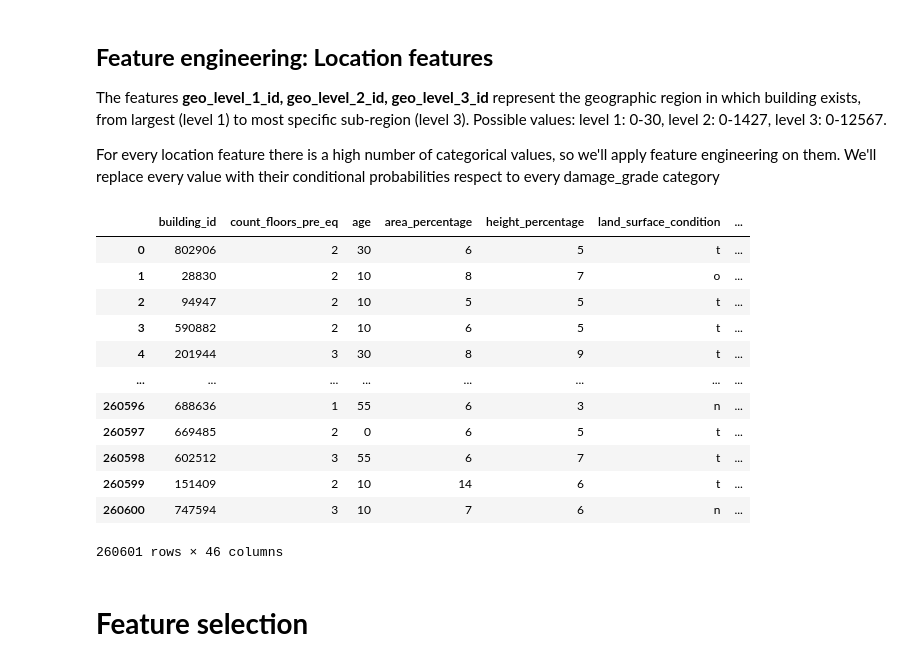
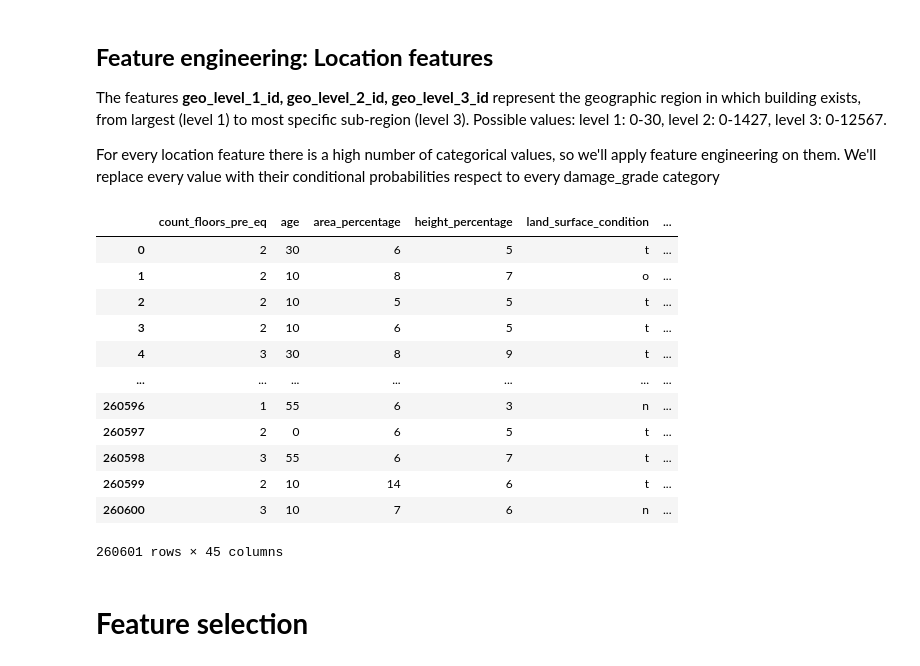
Before and after one commit to Nell87/drivendata_richter, a Jupyter notebook: script/02_feature_selection_and_feature_engineering.ipynb, the cells around one changed output. Saved outputs shown, nothing was run; the diff lists cells and outputs as text; code cells hidden in the pictures.

```diff
--- a/script/02_feature_selection_and_feature_engineering.ipynb
+++ b/script/02_feature_selection_and_feature_engineering.ipynb
@@ -8,16 +8,19 @@
 import pandas as pd
 import os
 import numpy as np
+import time   #  provides many ways of representing time in code
+
 import seaborn as sns
 import matplotlib.pyplot as plt
 
 from sklearn.model_selection import train_test_split
 from sklearn.ensemble import RandomForestClassifier
+from imblearn.over_sampling import SMOTE
 
 ####    READING TRAIN AND TEST DATA _______________________________________ ####
-train_values = data = pd.read_csv("https://raw.githubusercontent.com/Nell87/drivendata_richter/main/data/train_values.csv")
-train_labels = pd.read_csv("https://raw.githubusercontent.com/Nell87/drivendata_richter/main/data/train_labels.csv")
-test_values = pd.read_csv("https://raw.githubusercontent.com/Nell87/drivendata_richter/main/data/test_values.csv")
+train_values= data = pd.read_csv("https://raw.githubusercontent.com/Nell87/drivendata_richter/main/data/train_values.csv",index_col='building_id')
+train_labels = pd.read_csv("https://raw.githubusercontent.com/Nell87/drivendata_richter/main/data/train_labels.csv",index_col='building_id')
 train_merge = train_values.merge(train_labels, on = 'building_id', how = 'inner',)
+test = pd.read_csv("https://raw.githubusercontent.com/Nell87/drivendata_richter/main/data/test_values.csv",index_col='building_id')
 print(train_merge.shape)
 # %% [output]
@@ -25,3 +28,7 @@ print(train_merge.shape)
+# %%
+# Add labels
+damage_map = {1:"Low", 2:"Medium", 3:"High"}
+train_merge["damage_grade"] = train_merge["damage_grade"].map(damage_map)
 # %% [markdown]
 # **Feature engineering**
 # %% [markdown]
@@ -32,48 +39,54 @@ For every location feature there is a high number of categorical values, so we'l
 # %%
 # Function to replace a categorical feature with many values, with their conditional probabilities respecto to the predicted feature
 def categoricalvalues_condprob(data, index, pred_feature, new_column_name):
   # Create prob table
   probs = data.groupby(index).size().div(len(data))
   probs_group = data.groupby([index, pred_feature]).size().div(len(data)).div(probs, axis=0, level=index).reset_index()
   probs_group.columns= [index, pred_feature, new_column_name]
   probs_group_wide = probs_group.pivot(index=[index], columns = pred_feature,values = new_column_name) #Reshape from long to wide
   probs_group_wide = probs_group_wide.reset_index()
 
  # Rename columns
   unique_values = np.unique(data[pred_feature])
   unique_values = -(len(unique_values))
   for i in range(unique_values,0):
     probs_group_wide.rename(columns={probs_group_wide.columns[i]: index + "_" + str(probs_group_wide.columns[i])}, inplace = True)
 
   # Add column to main dataset
   data_merge = data.merge(probs_group_wide, on=index, how='left')
 
-  # Get rid of the categorical feature
-  data_merge = data_merge.drop(index, axis=1)
-
   # Return dataset
   return data_merge
 
 # Apply the function
-train_merge = categoricalvalues_condprob(train_merge, 'geo_level_1_id', 'damage_grade', 'prob_cond_geo_level_1')
-train_merge = categoricalvalues_condprob(train_merge, 'geo_level_2_id', 'damage_grade', 'prob_cond_geo_level_2')
-train_merge = categoricalvalues_condprob(train_merge, 'geo_level_3_id', 'damage_grade', 'prob_cond_geo_level_3')
+train_merge_prep = categoricalvalues_condprob(train_merge, 'geo_level_1_id', 'damage_grade', 'prob_cond_geo_level_1')
+train_merge_prep = categoricalvalues_condprob(train_merge_prep, 'geo_level_2_id', 'damage_grade', 'prob_cond_geo_level_2')
+train_merge_prep = categoricalvalues_condprob(train_merge_prep, 'geo_level_3_id', 'damage_grade', 'prob_cond_geo_level_3')
 
-train_merge
+# Get rid of the original categorical features
+train_merge_prep = train_merge_prep.drop('geo_level_1_id', axis=1)
+train_merge_prep = train_merge_prep.drop('geo_level_2_id', axis=1)
+train_merge_prep = train_merge_prep.drop('geo_level_3_id', axis=1)
+
+train_merge_prep.fillna({"geo_level_1_id_Low":0, "geo_level_1_id_Medium":0, "geo_level_1_id_High":0,
+                         "geo_level_2_id_Low":0, "geo_level_2_id_Medium":0, "geo_level_2_id_High":0,
+                         "geo_level_3_id_Low":0, "geo_level_3_id_Medium":0, "geo_level_3_id_High":0}, inplace=True)
+
+train_merge_prep
 # %% [output]
-|  | building_id | count_floors_pre_eq | age | area_percentage | height_percentage | land_surface_condition | ... |
-| 0 | 802906 | 2 | 30 | 6 | 5 | t | ... |
-| 1 | 28830 | 2 | 10 | 8 | 7 | o | ... |
-| 2 | 94947 | 2 | 10 | 5 | 5 | t | ... |
-| 3 | 590882 | 2 | 10 | 6 | 5 | t | ... |
-| 4 | 201944 | 3 | 30 | 8 | 9 | t | ... |
-| ... | ... | ... | ... | ... | ... | ... | ... |
-| 260596 | 688636 | 1 | 55 | 6 | 3 | n | ... |
-| 260597 | 669485 | 2 | 0 | 6 | 5 | t | ... |
-| 260598 | 602512 | 3 | 55 | 6 | 7 | t | ... |
-| 260599 | 151409 | 2 | 10 | 14 | 6 | t | ... |
-| 260600 | 747594 | 3 | 10 | 7 | 6 | n | ... |
+|  | count_floors_pre_eq | age | area_percentage | height_percentage | land_surface_condition | ... |
+| 0 | 2 | 30 | 6 | 5 | t | ... |
+| 1 | 2 | 10 | 8 | 7 | o | ... |
+| 2 | 2 | 10 | 5 | 5 | t | ... |
+| 3 | 2 | 10 | 6 | 5 | t | ... |
+| 4 | 3 | 30 | 8 | 9 | t | ... |
+| ... | ... | ... | ... | ... | ... | ... |
+| 260596 | 1 | 55 | 6 | 3 | n | ... |
+| 260597 | 2 | 0 | 6 | 5 | t | ... |
+| 260598 | 3 | 55 | 6 | 7 | t | ... |
+| 260599 | 2 | 10 | 14 | 6 | t | ... |
+| 260600 | 3 | 10 | 7 | 6 | n | ... |
-260601 rows × 46 columns
+260601 rows × 45 columns
 # %% [markdown]
 # **Feature selection**
 # %% [markdown]
```
Also changed, not shown: parts of 4 cells of this notebook.
